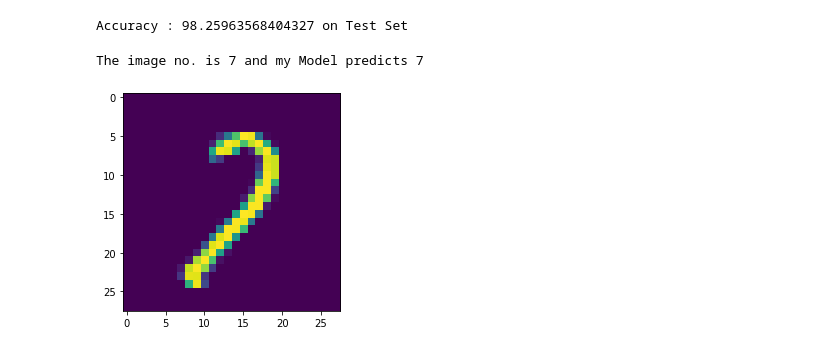
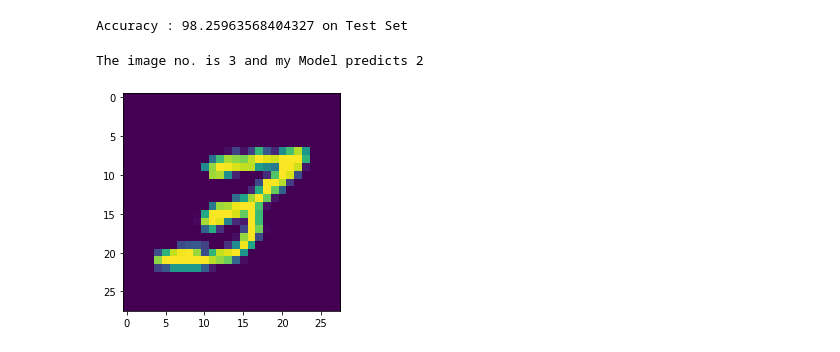
Before and after one commit to ABD-01/MNIST, a Jupyter notebook: Multi Layer Model/MNIST_Using_Multi_Layer.ipynb, the cells around one changed output. Saved outputs shown, nothing was run; the diff lists cells and outputs as text; code cells hidden in the pictures.

```diff
--- a/Multi Layer Model/MNIST_Using_Multi_Layer.ipynb
+++ b/Multi Layer Model/MNIST_Using_Multi_Layer.ipynb
@@ -23,8 +16,8 @@ import pandas as pd
 # %%
-test_images = idx2numpy.convert_from_file('/content/drive/MyDrive/Colab Notebooks/t10k-images.idx3-ubyte')
-test_labels = idx2numpy.convert_from_file('/content/drive/MyDrive/Colab Notebooks/t10k-labels.idx1-ubyte')
-train_images = idx2numpy.convert_from_file('/content/drive/MyDrive/Colab Notebooks/train-images.idx3-ubyte')
-train_labels = idx2numpy.convert_from_file('/content/drive/MyDrive/Colab Notebooks/train-labels.idx1-ubyte')
+test_images = idx2numpy.convert_from_file('t10k-images.idx3-ubyte')
+test_labels = idx2numpy.convert_from_file('t10k-labels.idx1-ubyte')
+train_images = idx2numpy.convert_from_file('train-images.idx3-ubyte')
+train_labels = idx2numpy.convert_from_file('train-labels.idx1-ubyte')
 # %%
 print(test_images.shape)
 print(test_labels.shape)
@@ -270,9 +273,9 @@ print(f'Accuracy : {100 - np.mean(a_test)*100} on Test Set')
 # %% [output]
 Accuracy : 98.25963568404327 on Test Set
 # %%
-image = 5246   # 0-9999
+image = 9925   # 0-9999
 plt.imshow(test_images[image])
 print(f'The image no. is {test_labels[image]} and my Model predicts {F_test[image]}')
 # %% [output]
-The image no. is 7 and my Model predicts 7
+The image no. is 3 and my Model predicts 2
-[figure, old version]
+[figure, new version]
```
Also changed, not shown: parts of 4 cells of this notebook.
